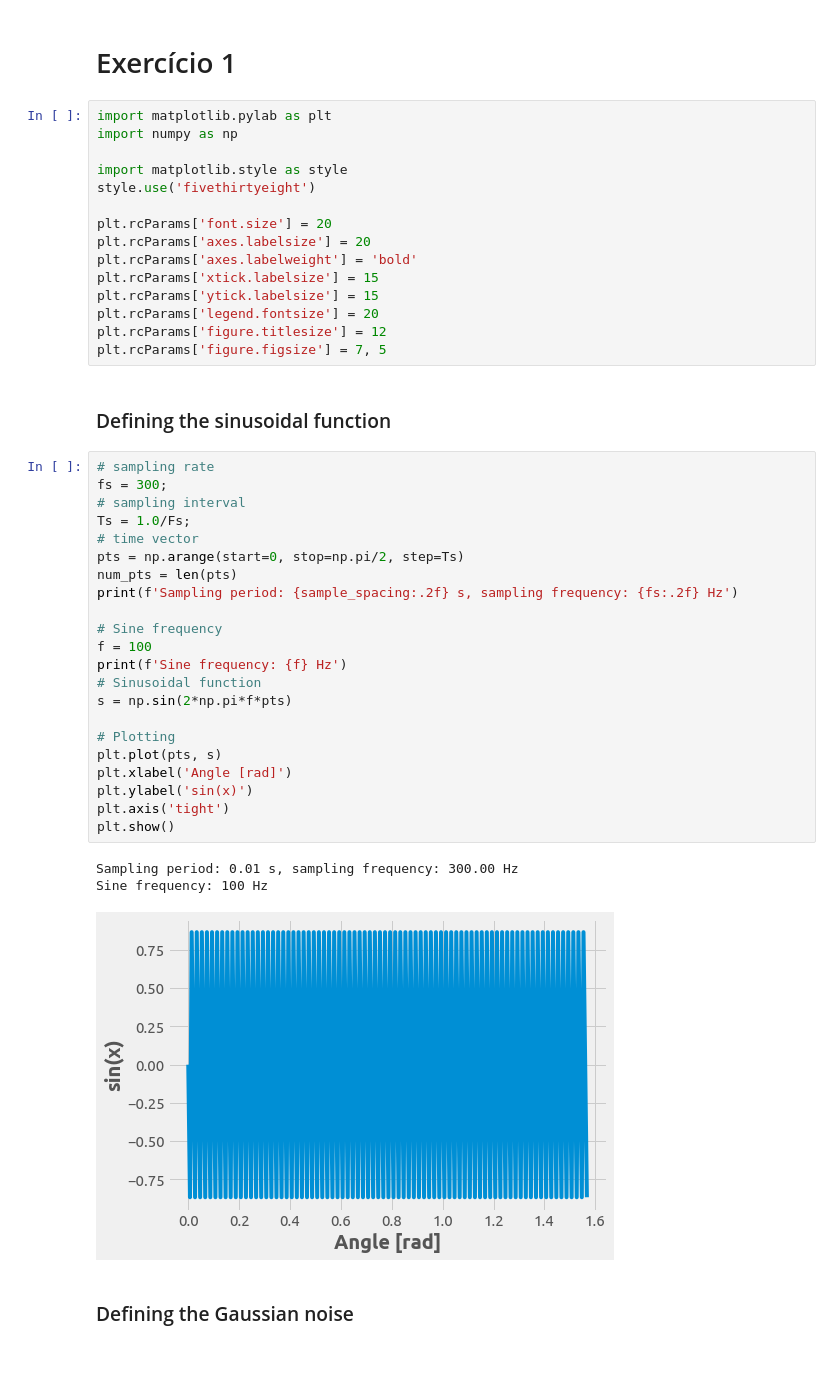
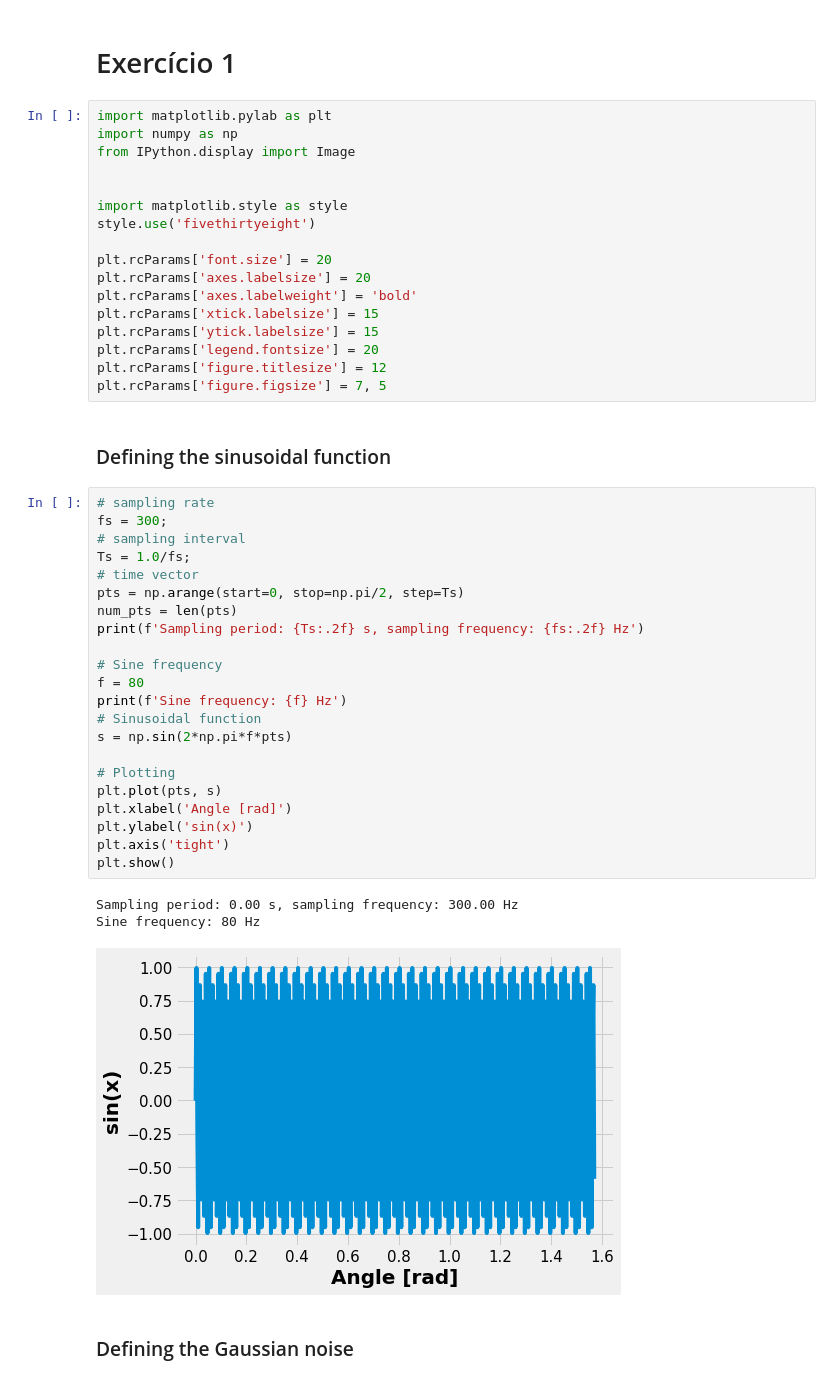
Before and after one commit to mesquita/elementos, a Jupyter notebook: Lista 1.ipynb, the cells around one changed output. Cells and saved outputs as stored; diff of their text form.

```diff
--- a/Lista 1.ipynb
+++ b/Lista 1.ipynb
@@ -3,6 +3,8 @@
 # %%
 import matplotlib.pylab as plt
 import numpy as np
+from IPython.display import Image
+
 
 import matplotlib.style as style
 style.use('fivethirtyeight')
@@ -20,29 +22,29 @@ plt.rcParams['figure.figsize'] = 7, 5
 # %%
 # sampling rate
 fs = 300;
 # sampling interval
-Ts = 1.0/Fs;
+Ts = 1.0/fs;
 # time vector
 pts = np.arange(start=0, stop=np.pi/2, step=Ts)
 num_pts = len(pts)
-print(f'Sampling period: {sample_spacing:.2f} s, sampling frequency: {fs:.2f} Hz')
+print(f'Sampling period: {Ts:.2f} s, sampling frequency: {fs:.2f} Hz')
 
 # Sine frequency
-f = 100
+f = 80
 print(f'Sine frequency: {f} Hz')
 # Sinusoidal function
 s = np.sin(2*np.pi*f*pts)
 
 # Plotting
 plt.plot(pts, s)
 plt.xlabel('Angle [rad]')
 plt.ylabel('sin(x)')
 plt.axis('tight')
 plt.show()
 # %% [output]
-Sampling period: 0.01 s, sampling frequency: 300.00 Hz
-Sine frequency: 100 Hz
+Sampling period: 0.00 s, sampling frequency: 300.00 Hz
+Sine frequency: 80 Hz
-[figure, old version]
+[figure, new version]
 # %% [markdown]
 
 ### Defining the Gaussian noise
```
Also changed, not shown: parts of 6 cells of this notebook, 2 other files.
